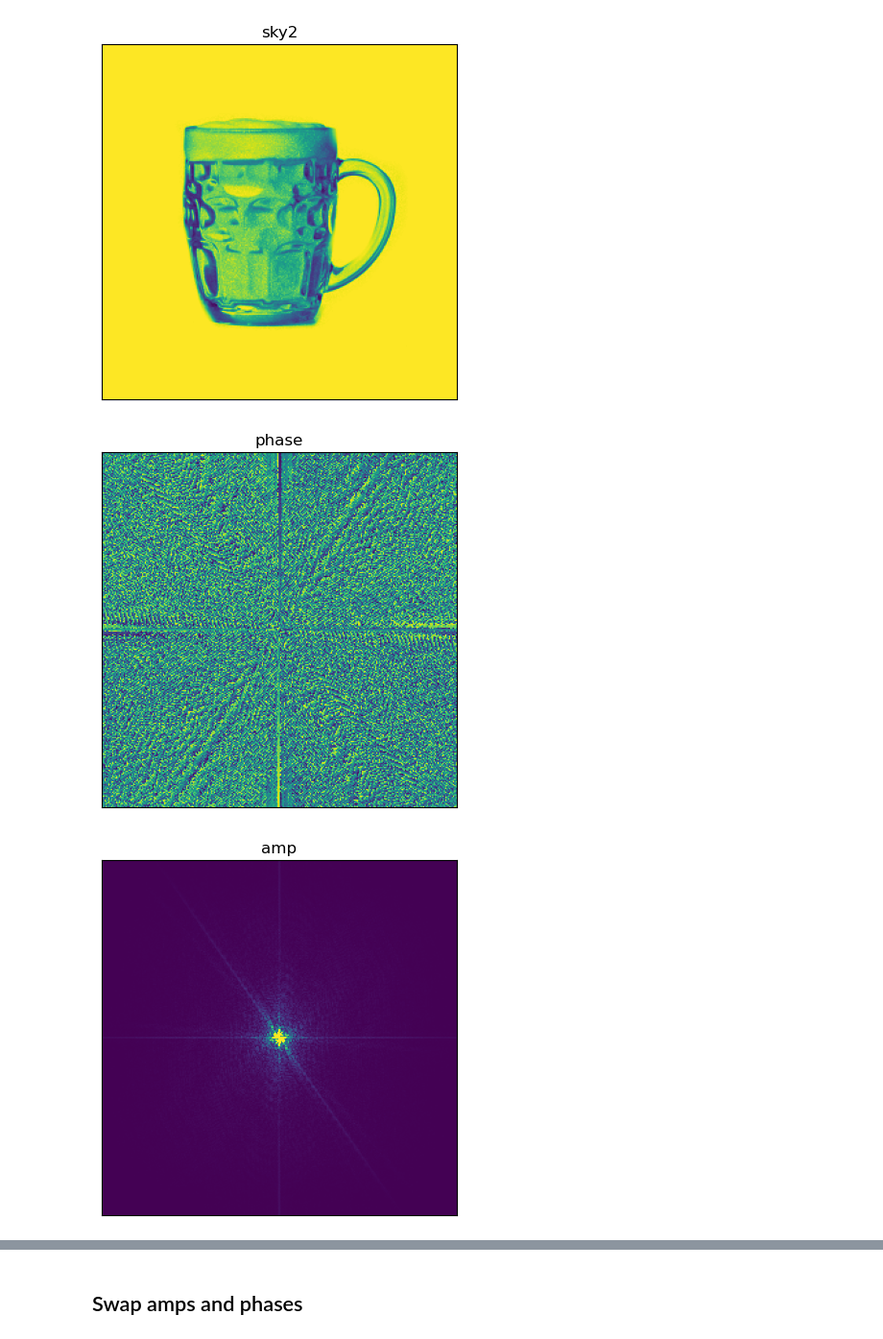
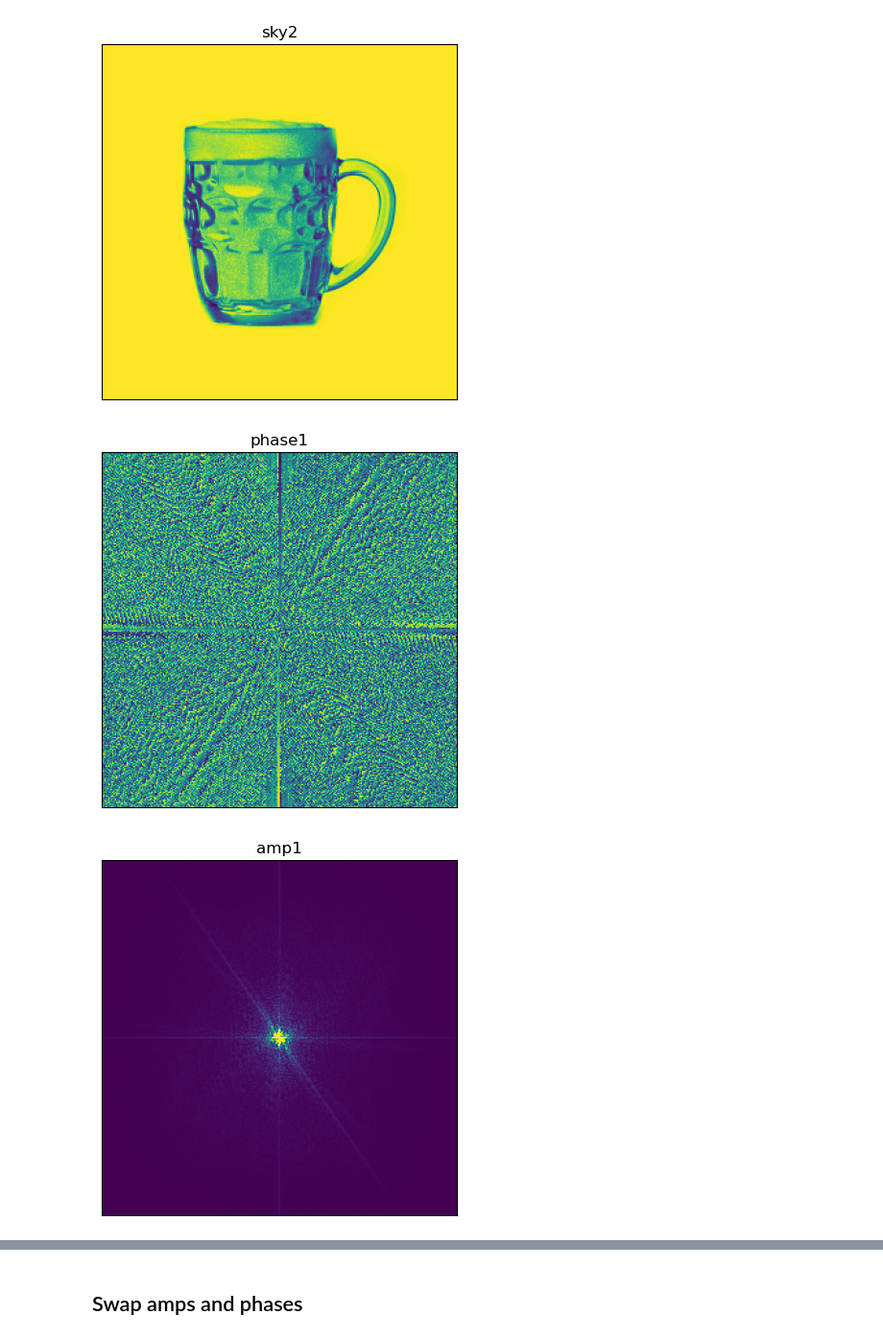
Before and after one commit to limonkufu/radio-astro-tutorials, a Jupyter notebook: Fourier_Transforms_demo.ipynb, the cells around one changed output, grey strips where cells are left out. Shown at 96% size. Drawn from its saved outputs; the diff is of its cells as text; code cells hidden in the pictures.

```diff
--- a/Fourier_Transforms_demo.ipynb
+++ b/Fourier_Transforms_demo.ipynb
@@ -43,24 +45,26 @@ amp2 = np.abs(fft_sky2)
 # %%
 #=== plot phase1 image
 fig_phase = plt.figure(4)
 ax_phase = fig_phase.add_subplot(111)
 ax_phase.imshow(phase1, cmap=col_map)
-ax_phase.set_title("phase")
+ax_phase.set_title("phase1")
 ax_phase.get_xaxis().set_visible(False)
 ax_phase.get_yaxis().set_visible(False)
 plt.show()
+# plt.savefig('phase_1.png')
 
 #=== plot amp1 image
 fig_amp = plt.figure(5)
 ax_amp = fig_amp.add_subplot(111)
 ax_amp.imshow(amp1, cmap=col_map, vmin=0, vmax = 1000.0)
-ax_amp.set_title("amp")
+ax_amp.set_title("amp1")
 ax_amp.get_xaxis().set_visible(False)
 ax_amp.get_yaxis().set_visible(False)
 plt.show()
+# plt.savefig('amp_1.png')
 # %% [output]
-[figure, old version]
+[figure, new version]
-[figure, old version]
+[figure, new version]
 # %%
 #=== plot phase2 image
 fig_phase2 = plt.figure(6)
```
Also changed, not shown: parts of 3 cells of this notebook, 1 other file.
